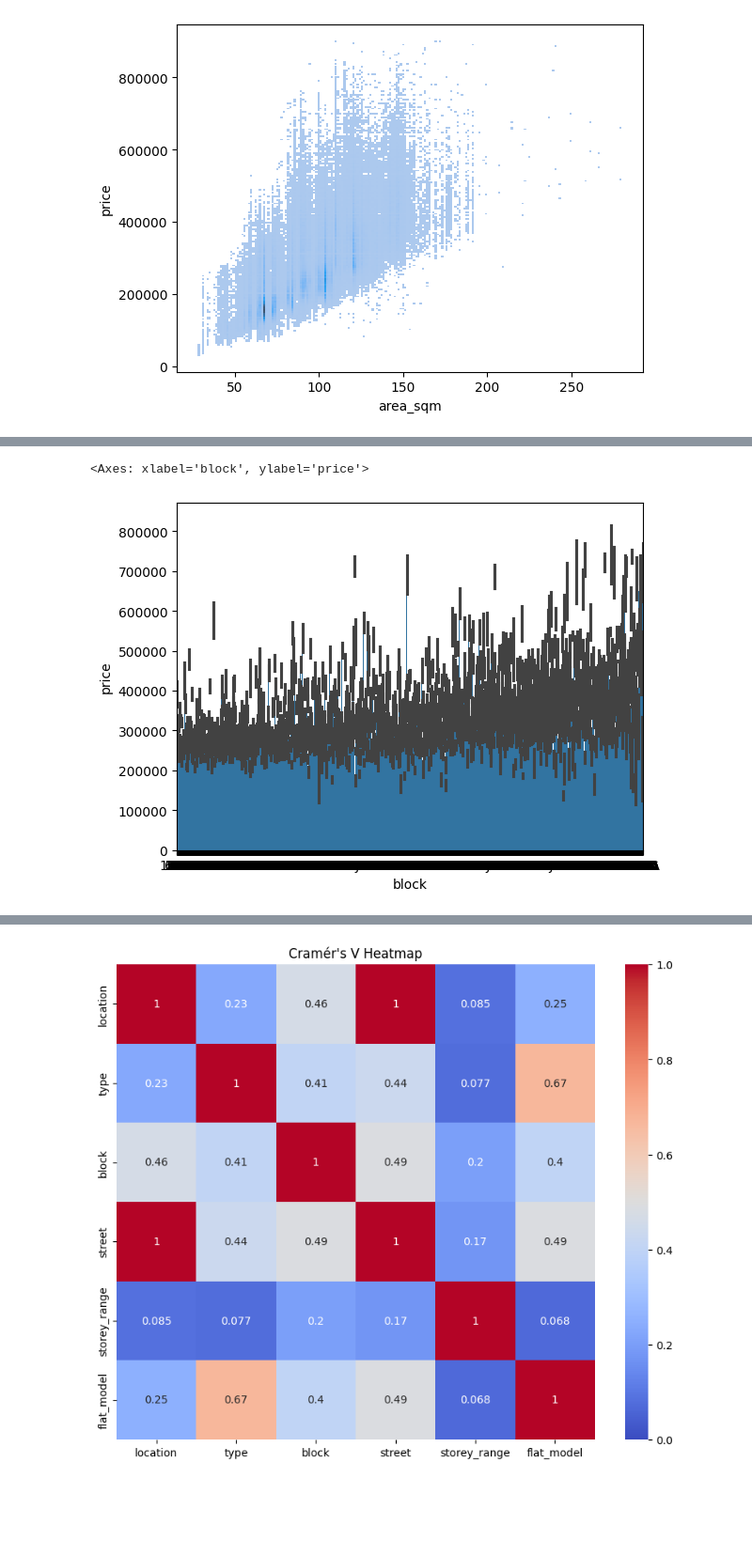
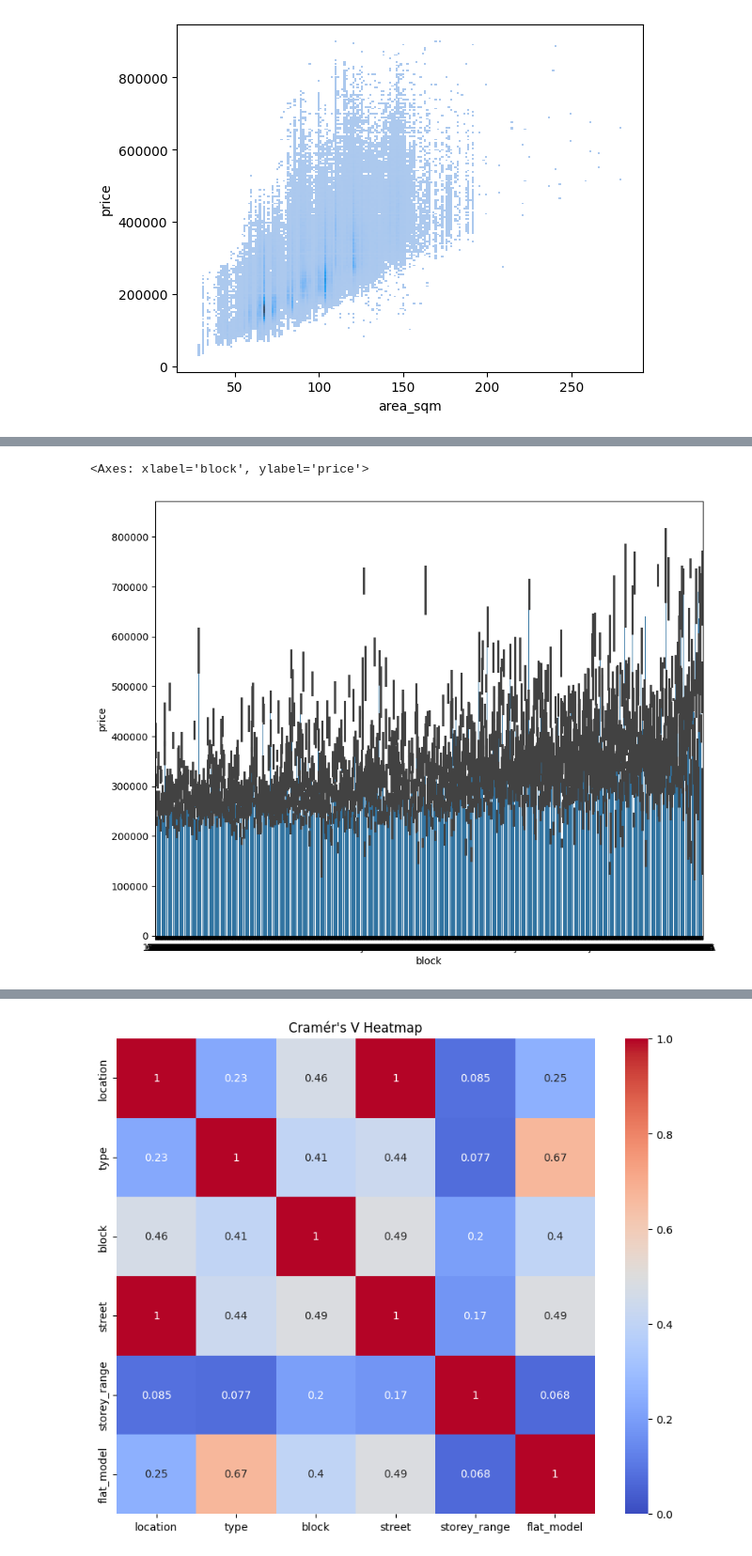
Before and after one commit to jeanDeluge/simplehousepricing, a Jupyter notebook: EDA/EDA.ipynb, the cells around one changed output, grey strips where cells are left out. Shown at 94% size. Cells and saved outputs as stored; diff of their text form; code cells hidden in the pictures; blank space fills up the shorter version.

```diff
--- a/EDA/EDA.ipynb
+++ b/EDA/EDA.ipynb
@@ -4,7 +4,7 @@ import pandas as pd
 import matplotlib.pyplot as plt
 import seaborn as sns
 # %%
-df_original = pd.read_csv('train.csv')
+df_original = pd.read_csv('../train.csv')
 
 df = df_original.copy()
 # %%
@@ -83,6 +89,8 @@ sns.barplot(x='location', y='price', data=df)
 # %%
+plt.figure(figsize=(10, 8))
+
 sns.barplot(x='block', y='price', data=df)
 # %% [output]
 <Axes: xlabel='block', ylabel='price'>
-[figure, old version]
+[figure, new version]
 # %%
```
Also changed, not shown: parts of 5 cells of this notebook, 6 other files.
